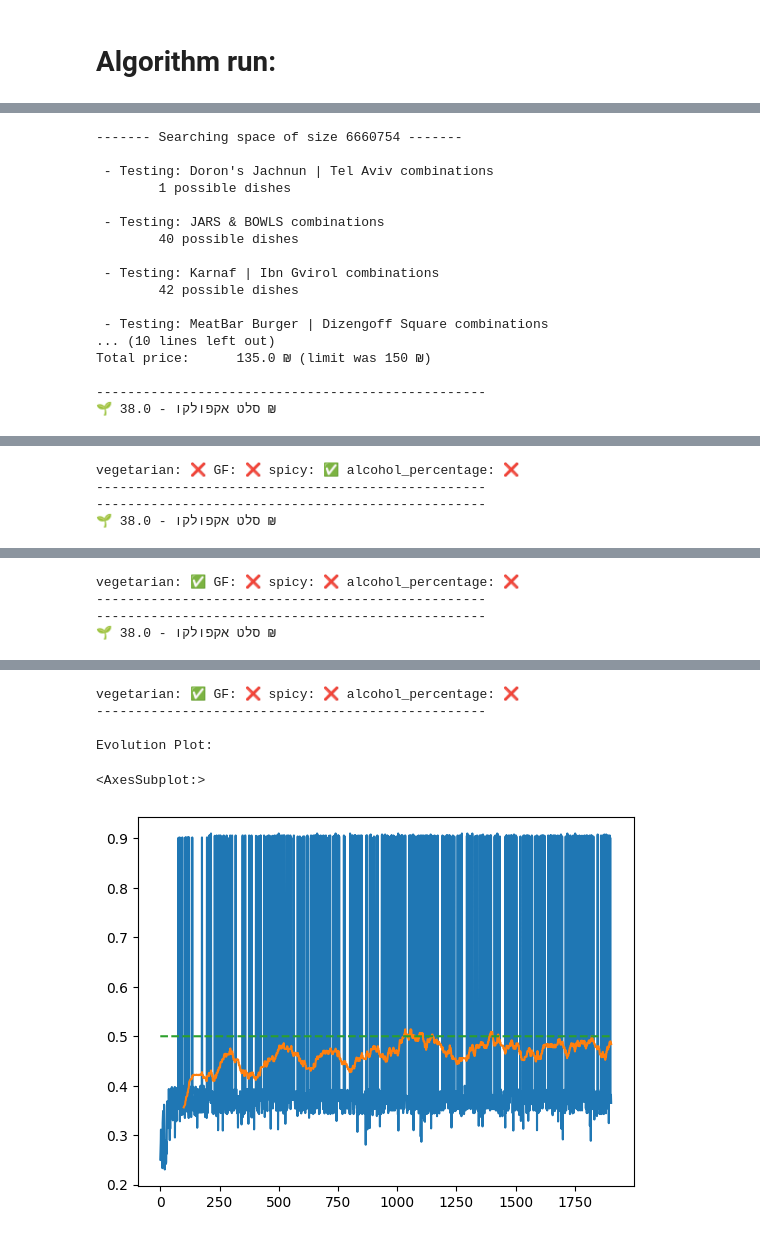
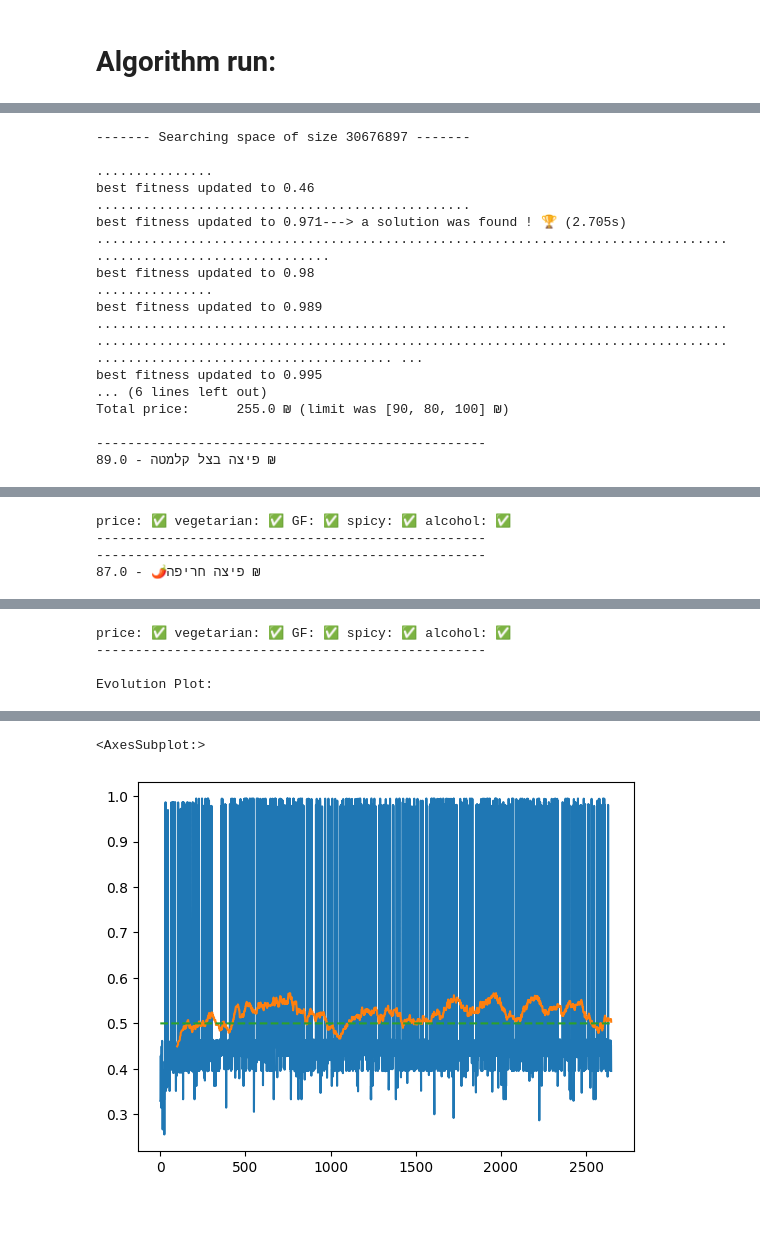
Before and after one commit to NitzanBarzilay/PickUsLunch, a Jupyter notebook: GeneticAlgorithm-WithWoltData.ipynb, the cells around one changed output, grey strips where cells are left out. Saved outputs shown, nothing was run; the diff lists cells and outputs as text; code cells hidden in the pictures.

```diff
--- a/GeneticAlgorithm-WithWoltData.ipynb
+++ b/GeneticAlgorithm-WithWoltData.ipynb
@@ -70,6 +94,7 @@ def fitness_function(solution, solution_idx):
 # %%
 res = []
 # %%
-# load database for a restaurant:
-total_df = pd.read_csv('./data/csv_wolt_menus_20-8-22.csv')
-total_df
+# load database:
+total_df = pd.read_csv('./data/csv_wolt_menus_21-8-22.csv')
+rest_df = pd.read_csv('./data/20_rest_sample.csv').set_index('name')
+groups = [g for g in total_df.groupby('rest_name') if g[0] in list(rest_df.index)][::-1]
@@ -111,14 +348,23 @@ best_solution = np.nan
 best_res = []
 best_database = np.nan
 
+found = False
+
 combinations = 0
-for _, df in total_df.groupby('rest_name'):
+for _, df in groups:
     combinations += (df.shape[0] ** user_input['people'])
 
 print(f'------- Searching space of size {combinations} -------\n')
 
-for restaurant, database in list(total_df.groupby('rest_name')):
-    print(f' - Testing: {restaurant} combinations \n\t{database.shape[0]} possible dishes\n')
+start = time.time()
+for restaurant, database in groups:
+    print('...', end='')
+    rest_input = rest_df.loc[restaurant]
+    if rest_input.kosher != user_input['kosher']:
+        continue
+    if rest_input.rating < user_input["min_rating"]:
+        continue
+
     database.reset_index(inplace=True, drop=True)
     res = []
 
@@ -136,7 +382,7 @@ for restaurant, database in list(total_df.groupby('rest_name')):
 
                            mutation_by_replacement = True,
                            mutation_num_genes      = 1,
-                           mutation_probability    = 0.05,
+                           mutation_probability    = 0.1,
 
                            gene_type               = int,
                            fitness_func            = fitness_function,
@@ -153,15 +399,23 @@ for restaurant, database in list(total_df.groupby('rest_name')):
         best_res = res.copy()
         best_solution = solution
         best_database = database.copy()
+        print(f'\nbest fitness updated to {round(best_fitness, 3)}', end='')
+        if (not found) and (best_fitness > 0.5):
+            initial = time.time()
+            print(f"---> a solution was found ! 🏆 ({round(initial - start, 3)}s)")
+            found = True
+        else: print()
 
+end = time.time()
 best_solution = [best_database.iloc[i] for i in best_solution]
 
+print(f'total time {round(end-start,3)}s')
 print(f'\n----------------- Best solution ------------------\n')
 print(f'Fitness:          {best_fitness}')
 print(f'Hard constraints: {"🏆" if best_fitness > 0.5 else "🛑"}')
 print(f'Total price:      {sum([dish["price"] for dish in best_solution])} ₪ (limit was {user_input["price"]} ₪)')
 print()
-[print_dish(dish) for dish in best_solution]
+[print_dish(best_solution, user_input, i) for i in range(len(best_solution))]
 
 print()
 print('Evolution Plot:')
@@ -169,21 +423,21 @@ pd.Series(best_res).plot()
 pd.Series(best_res).rolling(window=100).mean().plot()
 pd.Series(np.ones(len(best_res)) * 0.5).plot(style='--')
 # %% [output]
-------- Searching space of size 6660754 -------
+------- Searching space of size 30676897 -------
 
- - Testing: Doron's Jachnun | Tel Aviv combinations
-        1 possible dishes
-
- - Testing: JARS & BOWLS combinations
-        40 possible dishes
-
- - Testing: Karnaf | Ibn Gvirol combinations
-        42 possible dishes
-
- - Testing: MeatBar Burger | Dizengoff Square combinations
-... (10 lines left out)
-Total price:      135.0 ₪ (limit was 150 ₪)
+...............
+best fitness updated to 0.46
+................................................
+best fitness updated to 0.971---> a solution was found ! 🏆 (2.705s)
+...............................................................................................................
+best fitness updated to 0.98
+...............
+best fitness updated to 0.989
+........................................................................................................................................................................................................ ...
+best fitness updated to 0.995
+... (6 lines left out)
+Total price:      255.0 ₪ (limit was [90, 80, 100] ₪)
 
 --------------------------------------------------
-🌱 סלט אקפולקו - 38.0 ₪
+פיצה בצל קלמטה - 89.0 ₪
 [interactive output not drawn]
@@ -194,10 +448,10 @@ vegetarian: ✅ GF: ❌ spicy: ❌ alcohol_percentage: ❌
 [interactive output not drawn]
-vegetarian: ❌ GF: ❌ spicy: ✅ alcohol_percentage: ❌
+price: ✅ vegetarian: ✅ GF: ✅ spicy: ✅ alcohol: ✅
 --------------------------------------------------
 --------------------------------------------------
-🌱 סלט אקפולקו - 38.0 ₪
+פיצה חריפה🌶 - 87.0 ₪
 [interactive output not drawn]
-vegetarian: ✅ GF: ❌ spicy: ❌ alcohol_percentage: ❌
+price: ✅ vegetarian: ✅ GF: ✅ spicy: ✅ alcohol: ✅
 --------------------------------------------------
---------------------------------------------------
-🌱 סלט אקפולקו - 38.0 ₪
+
+Evolution Plot:
@@ -205,6 +458,2 @@ vegetarian: ✅ GF: ❌ spicy: ❌ alcohol_percentage: ❌
-vegetarian: ✅ GF: ❌ spicy: ❌ alcohol_percentage: ❌
---------------------------------------------------
-
-Evolution Plot:
+<AxesSubplot:>
-<AxesSubplot:>
-[figure, old version]
+[figure, new version]
```
Also changed, not shown: parts of 18 cells of this notebook, 1 other file.
